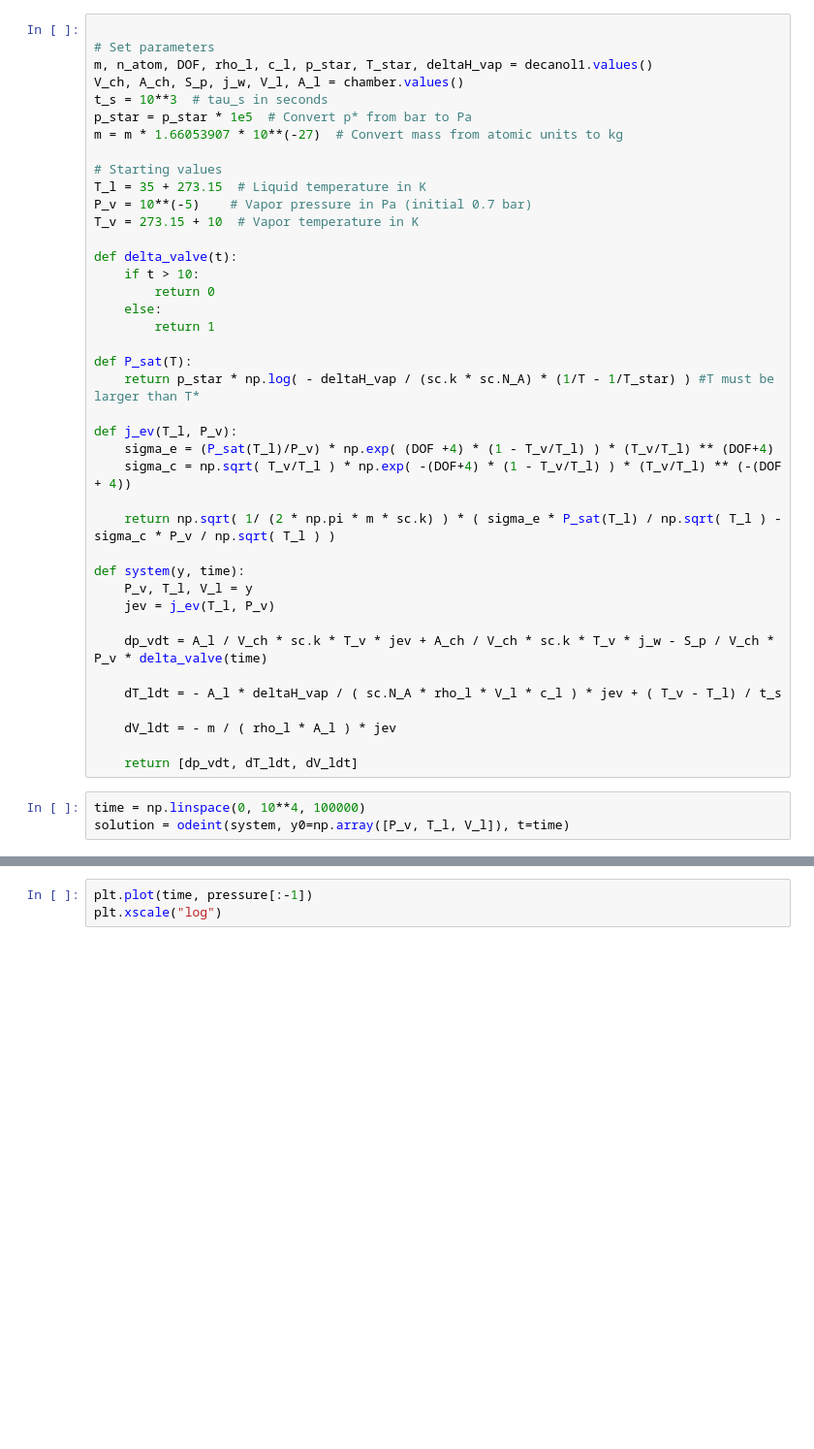
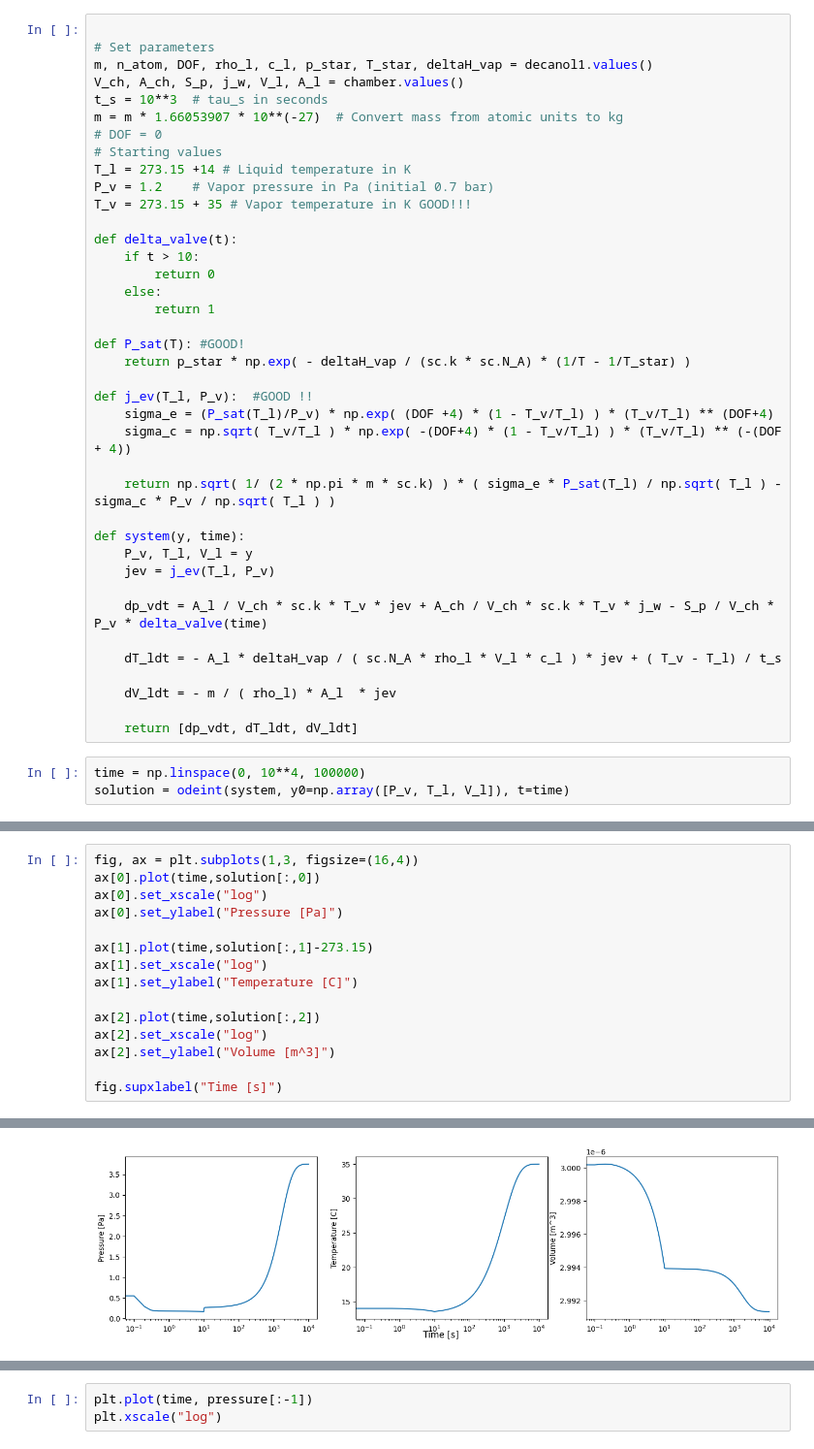
Before and after one commit to Giganten21/SVP, a Jupyter notebook: SVP.ipynb, the cells around one changed output, grey strips where cells are left out. Shown at 97% size. Cells and saved outputs as stored; diff of their text form; blank space fills up the shorter version.

```diff
--- a/SVP.ipynb
+++ b/SVP.ipynb
@@ -35,13 +35,12 @@ t_s = 10**3 #tau_s
 m, n_atom, DOF, rho_l, c_l, p_star, T_star, deltaH_vap = decanol1.values()
 V_ch, A_ch, S_p, j_w, V_l, A_l = chamber.values()
 t_s = 10**3  # tau_s in seconds
-p_star = p_star * 1e5  # Convert p* from bar to Pa
 m = m * 1.66053907 * 10**(-27)  # Convert mass from atomic units to kg
-
+# DOF = 0
 # Starting values
-T_l = 35 + 273.15  # Liquid temperature in K
-P_v = 10**(-5)    # Vapor pressure in Pa (initial 0.7 bar)
-T_v = 273.15 + 10  # Vapor temperature in K
+T_l = 273.15 +14 # Liquid temperature in K
+P_v = 1.2    # Vapor pressure in Pa (initial 0.7 bar)
+T_v = 273.15 + 35 # Vapor temperature in K GOOD!!!
 
 def delta_valve(t):
     if t > 10:
@@ -49,10 +48,10 @@ def delta_valve(t):
     else:
         return 1
 
-def P_sat(T):
-    return p_star * np.log( - deltaH_vap / (sc.k * sc.N_A) * (1/T - 1/T_star) ) #T must be larger than T*
+def P_sat(T): #GOOD!
+    return p_star * np.exp( - deltaH_vap / (sc.k * sc.N_A) * (1/T - 1/T_star) )
 
-def j_ev(T_l, P_v):
+def j_ev(T_l, P_v):  #GOOD !!
     sigma_e = (P_sat(T_l)/P_v) * np.exp( (DOF +4) * (1 - T_v/T_l) ) * (T_v/T_l) ** (DOF+4)
     sigma_c = np.sqrt( T_v/T_l ) * np.exp( -(DOF+4) * (1 - T_v/T_l) ) * (T_v/T_l) ** (-(DOF + 4))
 
@@ -66,7 +65,7 @@ def system(y, time):
 
     dT_ldt = - A_l * deltaH_vap / ( sc.N_A * rho_l * V_l * c_l ) * jev + ( T_v - T_l) / t_s
 
-    dV_ldt = - m / ( rho_l * A_l ) * jev
+    dV_ldt = - m / ( rho_l) * A_l  * jev
 
     return [dp_vdt, dT_ldt, dV_ldt]
 # %%
@@ -84,0 +74,16 @@ array([[1.00000000e-05, 3.08150000e+02, 3.00000000e-06],
+# %%
+fig, ax = plt.subplots(1,3, figsize=(16,4))
+ax[0].plot(time,solution[:,0])
+ax[0].set_xscale("log")
+ax[0].set_ylabel("Pressure [Pa]")
+
+ax[1].plot(time,solution[:,1]-273.15)
+ax[1].set_xscale("log")
+ax[1].set_ylabel("Temperature [C]")
+
+ax[2].plot(time,solution[:,2])
+ax[2].set_xscale("log")
+ax[2].set_ylabel("Volume [m^3]")
+
+fig.supxlabel("Time [s]")
+# %% [output]
@@ -85,3 +91,4 @@ array([[1.00000000e-05, 3.08150000e+02, 3.00000000e-06],
+[figure, added]
 # %%
 
 pressure = [P_v]
```
Also changed, not shown: parts of 6 cells of this notebook.
